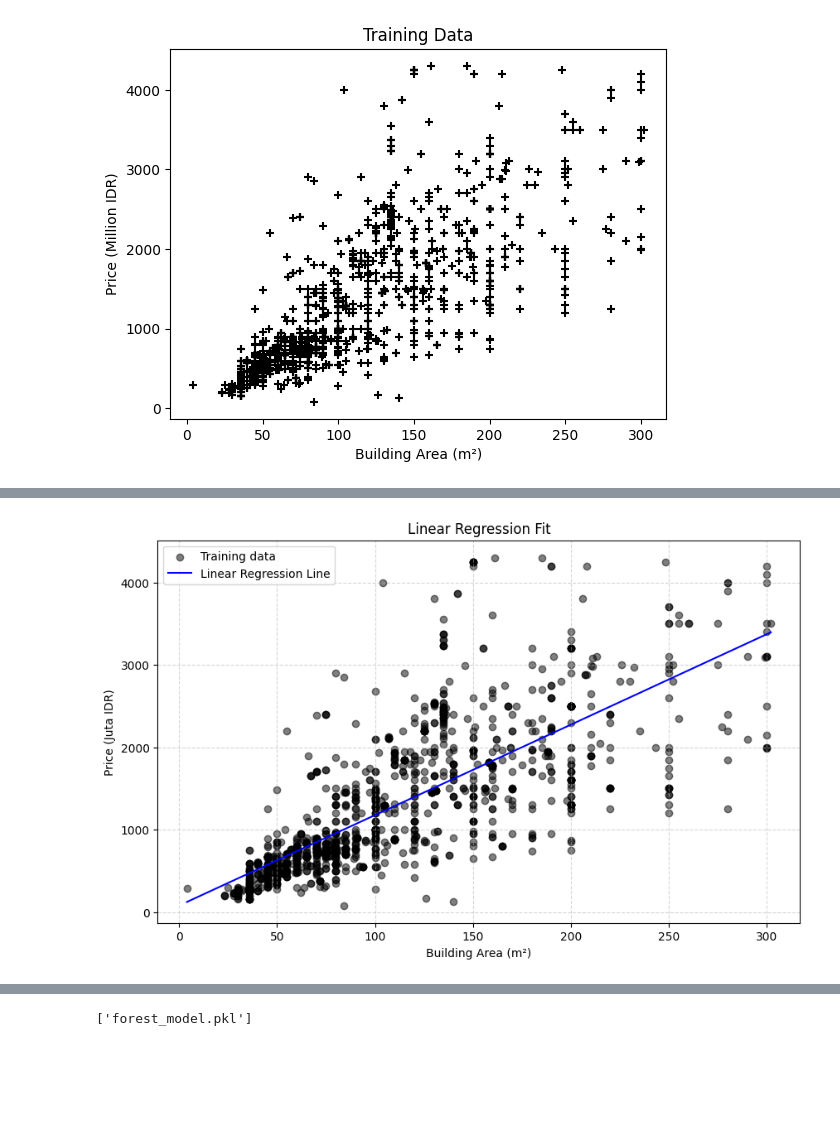
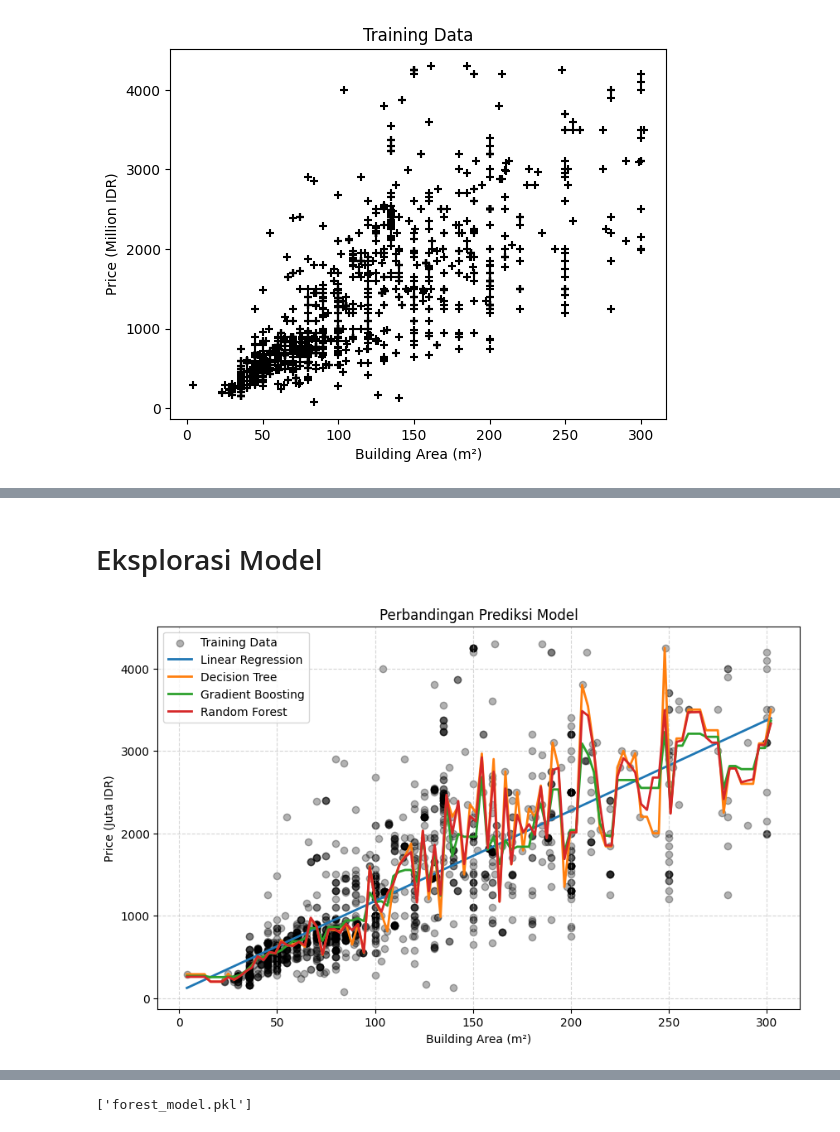
Before and after one commit to piezzy/house-price-predictor-yogyakarta, a Jupyter notebook: yogyakarta_price_prediction.ipynb, the cells around one changed output, grey strips where cells are left out. Drawn from its saved outputs; the diff is of its cells as text; code cells hidden in the pictures; blank space fills up the shorter version.

```diff
--- a/yogyakarta_price_prediction.ipynb
+++ b/yogyakarta_price_prediction.ipynb
@@ -169,8 +172,3 @@ df4.describe()
 | 50% | 8.970000e+08 | 90.000000 |
 | 75% | 1.800000e+09 | 140.000000 |
 | max | 4.300000e+09 | 302.000000 |
-# %%
-for name in df4_name:
-        print(f"Data for {name}:")
-        print(df4[name])
-        print(df4[name].describe())
@@ -195,7 +174,0 @@ Name: building_area, dtype: float64
-# %%
-for name in df4_name:
-  plt.figure(figsize=(8, 6))
-  plt.boxplot(df4[name].dropna())
-  plt.title(f'Box Plot of {name}')
-  plt.ylabel(name)
-  plt.show()
@@ -267,0 +386,5 @@ plt.show()
+# %%
+from sklearn.linear_model import LinearRegression
+
+lin_model = LinearRegression()
+lin_model.fit(x_train.reshape(-1, 1), y_train)
@@ -268,3 +409,5 @@ plt.show()
+# %% [markdown]
+# Eksplorasi Model
 # %%
 from sklearn.linear_model import LinearRegression
 from sklearn.tree import DecisionTreeRegressor
@@ -272,27 +415,25 @@ from sklearn.ensemble import RandomForestRegressor
 from sklearn.ensemble import GradientBoostingRegressor
 
 models = {
-    'linear': LinearRegression(),
-    'tree': DecisionTreeRegressor(random_state=42),
-    'gboost': GradientBoostingRegressor(n_estimators=100, random_state=42),
-    'forest': RandomForestRegressor(n_estimators=100, random_state=42),
+    'Linear Regression': LinearRegression(),
+    'Decision Tree': DecisionTreeRegressor(random_state=42),
+    'Gradient Boosting': GradientBoostingRegressor(n_estimators=100, random_state=42),
+    'Random Forest': RandomForestRegressor(n_estimators=100, random_state=42),
 }
 # %%
-lin_model = models['linear']
-lin_model.fit(x_train.reshape(-1, 1), y_train)
+plt.figure(figsize=(10, 6))
+plt.scatter(x_train, y_train / 1_000_000, color='black', alpha=0.3, label='Training Data')
 
-plt.figure(figsize=(10,6))
-plt.scatter(x_train, y_train / 1_000_000, color='black', label='Training data', alpha=0.5)
+x_line = np.linspace(min(x_train), max(x_train), 100).reshape(-1, 1)
+for name, model in models.items():
+    model.fit(x_train.reshape(-1, 1), y_train)
+    plt.plot(x_line, model.predict(x_line) / 1_000_000, label=name, linewidth=2)
 
-x_line = np.linspace(min(x_train), max(x_train), 100).reshape(-1,1)
-y_line = lin_model.predict(x_line) / 1_000_000
-
-plt.plot(x_line, y_line, color='blue', label='Linear Regression Line')
-plt.title('Linear Regression Fit')
+plt.title('Perbandingan Prediksi Model')
 plt.xlabel('Building Area (m²)')
 plt.ylabel('Price (Juta IDR)')
 plt.legend()
 plt.grid(True, linestyle='--', alpha=0.5)
 plt.show()
 # %% [output]
-[figure, old version]
+[figure, new version]
```
Also changed, not shown: parts of 37 cells of this notebook, 1 other file.
